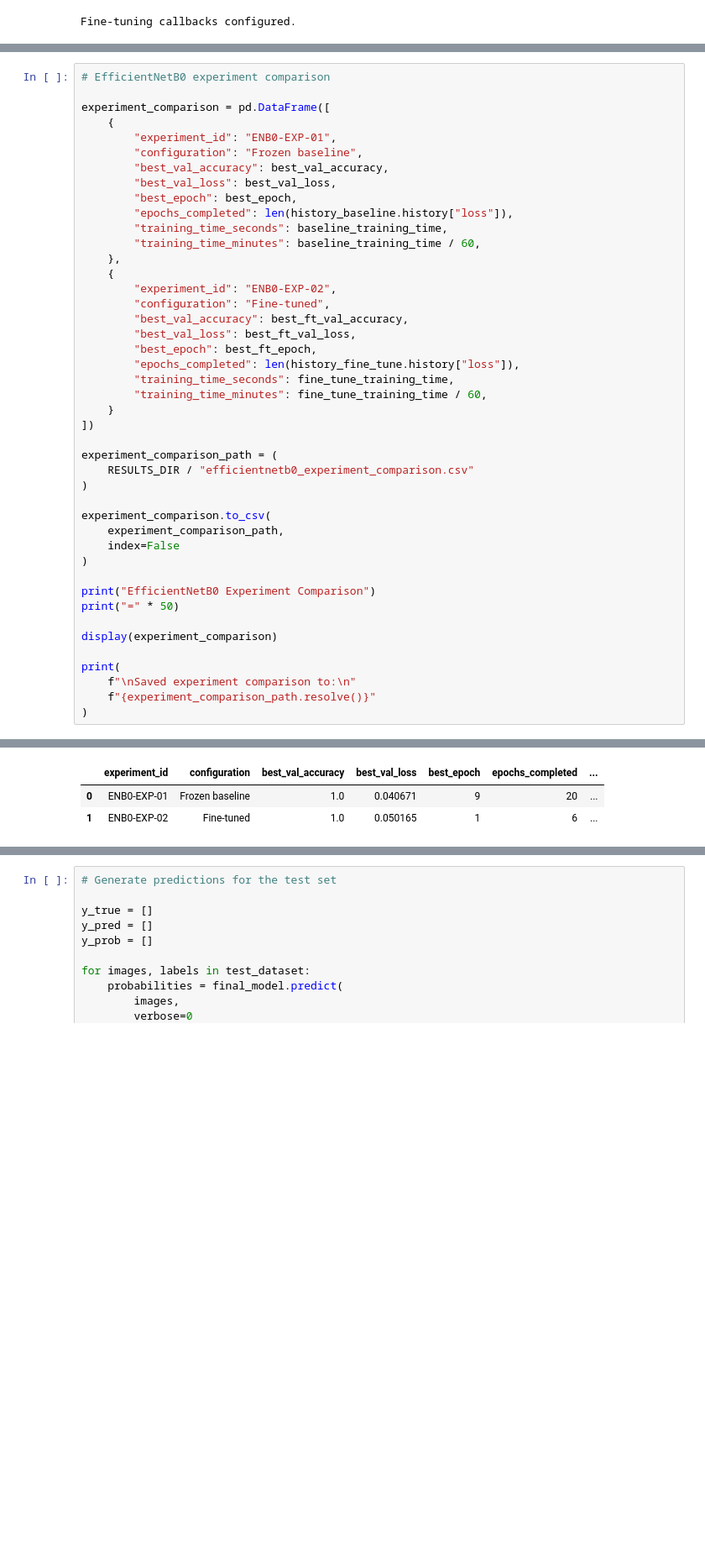
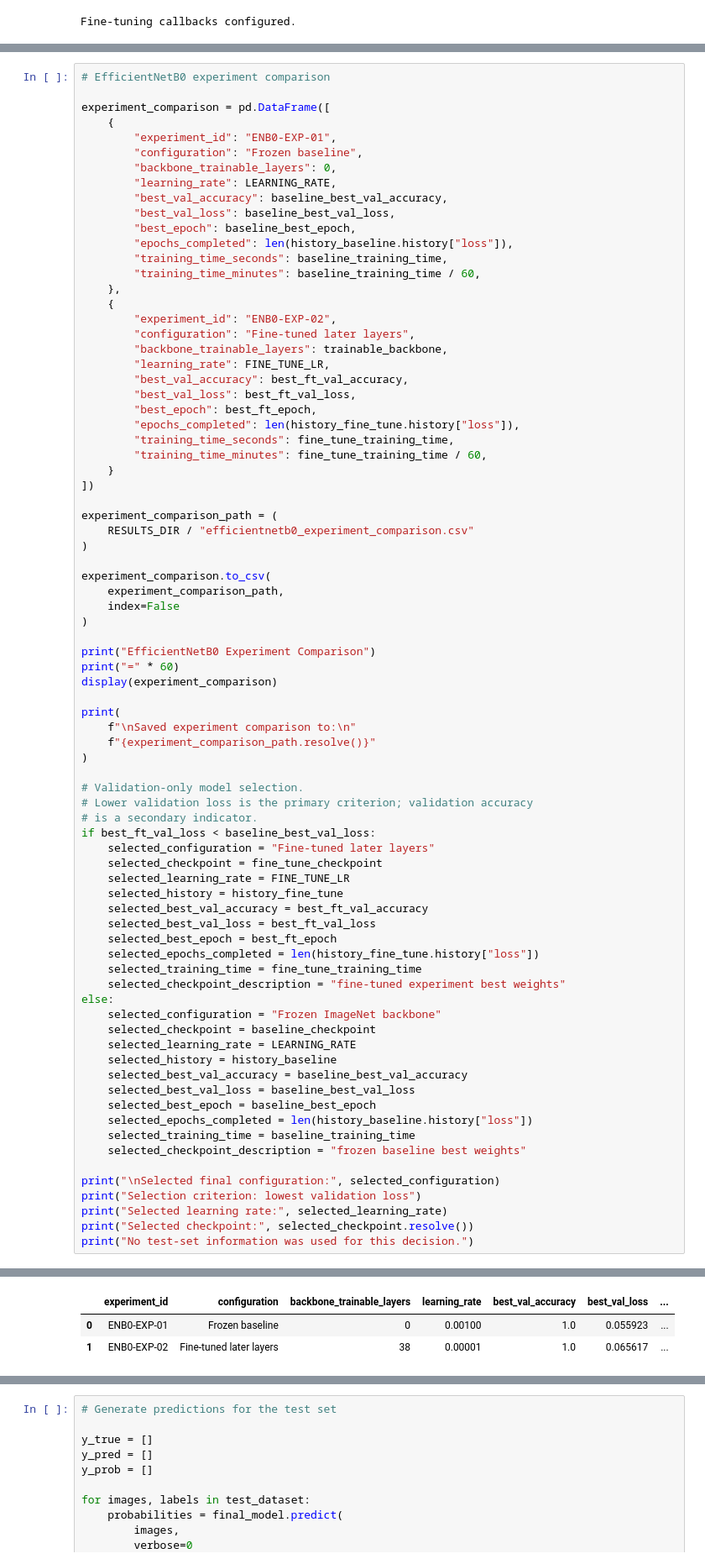
Before and after one commit to Y04Assignments/plant-disease-classification, a Jupyter notebook: notebooks/06_EfficientNetB0.ipynb, the cells around one changed output, grey strips where cells are left out. Shown at 84% size. Cells and saved outputs as stored; diff of their text form; blank space fills up the shorter version.

```diff
--- a/notebooks/06_EfficientNetB0.ipynb
+++ b/notebooks/06_EfficientNetB0.ipynb
@@ -593,16 +712,20 @@ experiment_comparison = pd.DataFrame([
     {
         "experiment_id": "ENB0-EXP-01",
         "configuration": "Frozen baseline",
-        "best_val_accuracy": best_val_accuracy,
-        "best_val_loss": best_val_loss,
-        "best_epoch": best_epoch,
+        "backbone_trainable_layers": 0,
+        "learning_rate": LEARNING_RATE,
+        "best_val_accuracy": baseline_best_val_accuracy,
+        "best_val_loss": baseline_best_val_loss,
+        "best_epoch": baseline_best_epoch,
         "epochs_completed": len(history_baseline.history["loss"]),
         "training_time_seconds": baseline_training_time,
         "training_time_minutes": baseline_training_time / 60,
     },
     {
         "experiment_id": "ENB0-EXP-02",
-        "configuration": "Fine-tuned",
+        "configuration": "Fine-tuned later layers",
+        "backbone_trainable_layers": trainable_backbone,
+        "learning_rate": FINE_TUNE_LR,
         "best_val_accuracy": best_ft_val_accuracy,
         "best_val_loss": best_ft_val_loss,
         "best_epoch": best_ft_epoch,
@@ -622,13 +745,44 @@ experiment_comparison.to_csv(
 )
 
 print("EfficientNetB0 Experiment Comparison")
-print("=" * 50)
-
+print("=" * 60)
 display(experiment_comparison)
 
 print(
     f"\nSaved experiment comparison to:\n"
     f"{experiment_comparison_path.resolve()}"
 )
+
+# Validation-only model selection.
+# Lower validation loss is the primary criterion; validation accuracy
+# is a secondary indicator.
+if best_ft_val_loss < baseline_best_val_loss:
+    selected_configuration = "Fine-tuned later layers"
+    selected_checkpoint = fine_tune_checkpoint
+    selected_learning_rate = FINE_TUNE_LR
+    selected_history = history_fine_tune
+    selected_best_val_accuracy = best_ft_val_accuracy
+    selected_best_val_loss = best_ft_val_loss
+    selected_best_epoch = best_ft_epoch
+    selected_epochs_completed = len(history_fine_tune.history["loss"])
+    selected_training_time = fine_tune_training_time
+    selected_checkpoint_description = "fine-tuned experiment best weights"
+else:
+    selected_configuration = "Frozen ImageNet backbone"
+    selected_checkpoint = baseline_checkpoint
+    selected_learning_rate = LEARNING_RATE
+    selected_history = history_baseline
+    selected_best_val_accuracy = baseline_best_val_accuracy
+    selected_best_val_loss = baseline_best_val_loss
+    selected_best_epoch = baseline_best_epoch
+    selected_epochs_completed = len(history_baseline.history["loss"])
+    selected_training_time = baseline_training_time
+    selected_checkpoint_description = "frozen baseline best weights"
+
+print("\nSelected final configuration:", selected_configuration)
+print("Selection criterion: lowest validation loss")
+print("Selected learning rate:", selected_learning_rate)
+print("Selected checkpoint:", selected_checkpoint.resolve())
+print("No test-set information was used for this decision.")
 # %% [output]
 EfficientNetB0 Experiment Comparison
@@ -636,5 +790,5 @@ EfficientNetB0 Experiment Comparison
-|  | experiment_id | configuration | best_val_accuracy | best_val_loss | best_epoch | epochs_completed | ... |
-| 0 | ENB0-EXP-01 | Frozen baseline | 1.0 | 0.040671 | 9 | 20 | ... |
-| 1 | ENB0-EXP-02 | Fine-tuned | 1.0 | 0.050165 | 1 | 6 | ... |
+|  | experiment_id | configuration | backbone_trainable_layers | learning_rate | best_val_accuracy | best_val_loss | ... |
+| 0 | ENB0-EXP-01 | Frozen baseline | 0 | 0.00100 | 1.0 | 0.055923 | ... |
+| 1 | ENB0-EXP-02 | Fine-tuned later layers | 38 | 0.00001 | 1.0 | 0.065617 | ... |
 Saved experiment comparison to:
 D:\Documents\Uni Project Work\plant-disease-classification\results\efficientnetb0_experiment_comparison.csv
```
Also changed, not shown: parts of 34 cells of this notebook, 7 other files.
